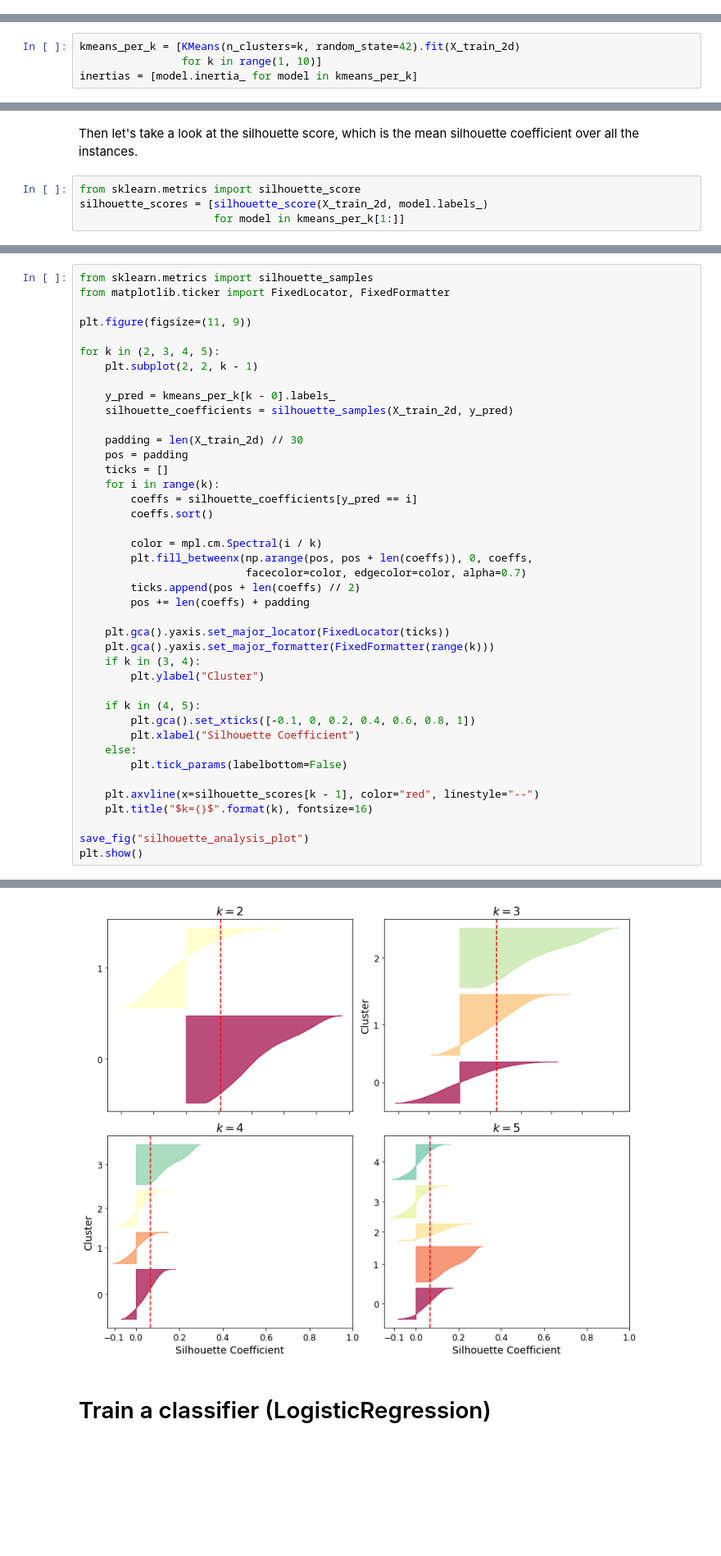
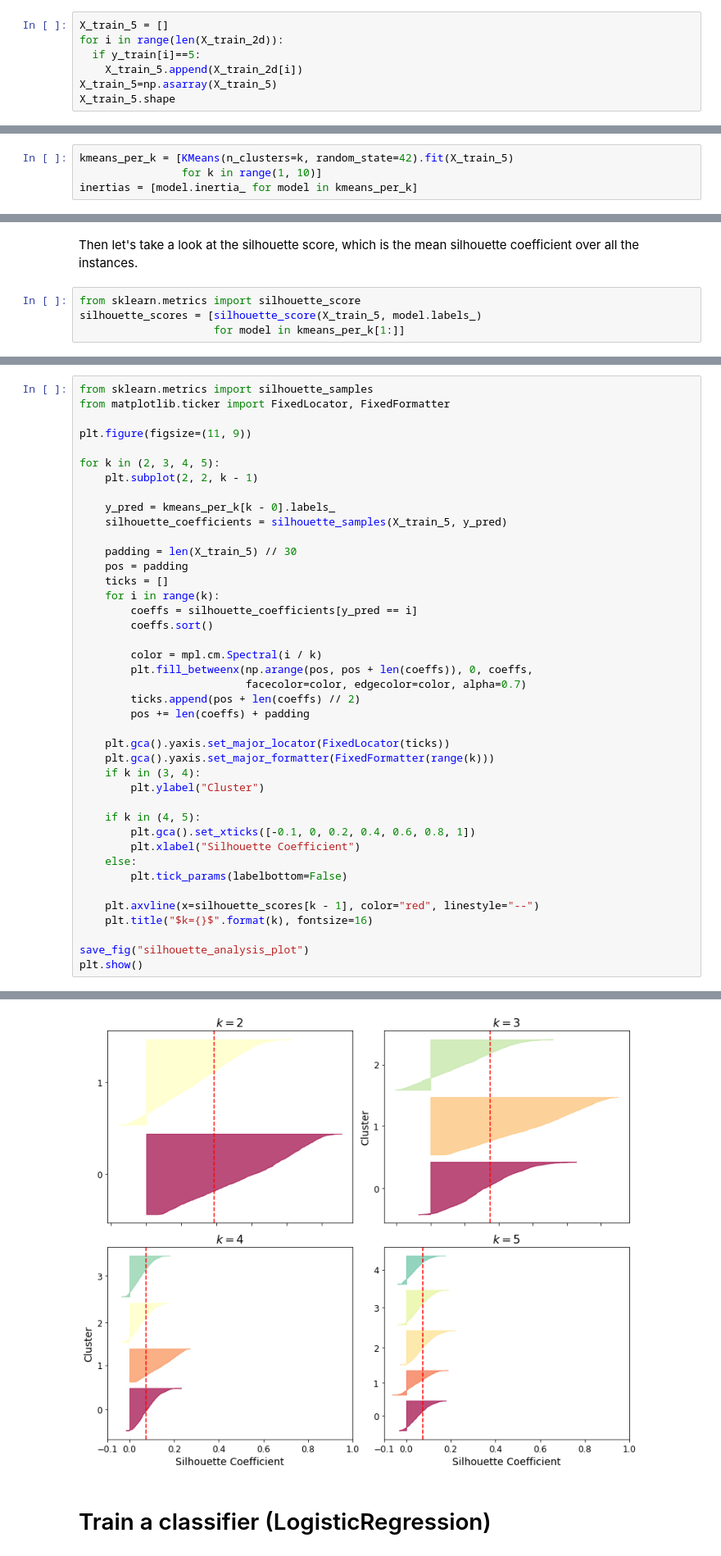
Before and after one commit to fsclsnow/AML, a Jupyter notebook: AML_Project6_KMean_Clustering.ipynb, the cells around one changed output, grey strips where cells are left out. Shown at 82% size. Saved outputs shown, nothing was run; the diff lists cells and outputs as text; blank space fills up the shorter version.

```diff
--- a/AML_Project6_KMean_Clustering.ipynb
+++ b/AML_Project6_KMean_Clustering.ipynb
@@ -88,0 +93,7 @@ X_test_2d = X_test.reshape(10000,-1)
+# %%
+X_train_5 = []
+for i in range(len(X_train_2d)):
+  if y_train[i]==5:
+    X_train_5.append(X_train_2d[i])
+X_train_5=np.asarray(X_train_5)
+X_train_5.shape
@@ -89,5 +114,5 @@ X_test_2d = X_test.reshape(10000,-1)
 # %%
-kmeans_per_k = [KMeans(n_clusters=k, random_state=42).fit(X_train_2d)
+kmeans_per_k = [KMeans(n_clusters=k, random_state=42).fit(X_train_5)
                 for k in range(1, 10)]
 inertias = [model.inertia_ for model in kmeans_per_k]
 # %%
@@ -124,7 +149,7 @@ Saving figure inertia_vs_k_plot
 Then let's take a look at the silhouette score, which is the mean silhouette coefficient over all the instances.
 # %%
 from sklearn.metrics import silhouette_score
-silhouette_scores = [silhouette_score(X_train_2d, model.labels_)
+silhouette_scores = [silhouette_score(X_train_5, model.labels_)
                      for model in kmeans_per_k[1:]]
 # %%
 plt.figure(figsize=(8, 3))
@@ -147,40 +172,40 @@ for k in (2, 3, 4, 5):
     plt.subplot(2, 2, k - 1)
 
     y_pred = kmeans_per_k[k - 0].labels_
-    silhouette_coefficients = silhouette_samples(X_train_2d, y_pred)
+    silhouette_coefficients = silhouette_samples(X_train_5, y_pred)
 
-    padding = len(X_train_2d) // 30
+    padding = len(X_train_5) // 30
     pos = padding
     ticks = []
     for i in range(k):
         coeffs = silhouette_coefficients[y_pred == i]
         coeffs.sort()
 
         color = mpl.cm.Spectral(i / k)
         plt.fill_betweenx(np.arange(pos, pos + len(coeffs)), 0, coeffs,
                           facecolor=color, edgecolor=color, alpha=0.7)
         ticks.append(pos + len(coeffs) // 2)
         pos += len(coeffs) + padding
 
     plt.gca().yaxis.set_major_locator(FixedLocator(ticks))
     plt.gca().yaxis.set_major_formatter(FixedFormatter(range(k)))
     if k in (3, 4):
         plt.ylabel("Cluster")
 
     if k in (4, 5):
         plt.gca().set_xticks([-0.1, 0, 0.2, 0.4, 0.6, 0.8, 1])
         plt.xlabel("Silhouette Coefficient")
     else:
         plt.tick_params(labelbottom=False)
 
     plt.axvline(x=silhouette_scores[k - 1], color="red", linestyle="--")
     plt.title("$k={}$".format(k), fontsize=16)
 
 save_fig("silhouette_analysis_plot")
 plt.show()
 # %% [output]
 Saving figure silhouette_analysis_plot
-[figure, old version]
+[figure, new version]
 # %% [markdown]
 # Train a classifier (LogisticRegression)
 # %%
```
Also changed, not shown: parts of 9 cells of this notebook.
